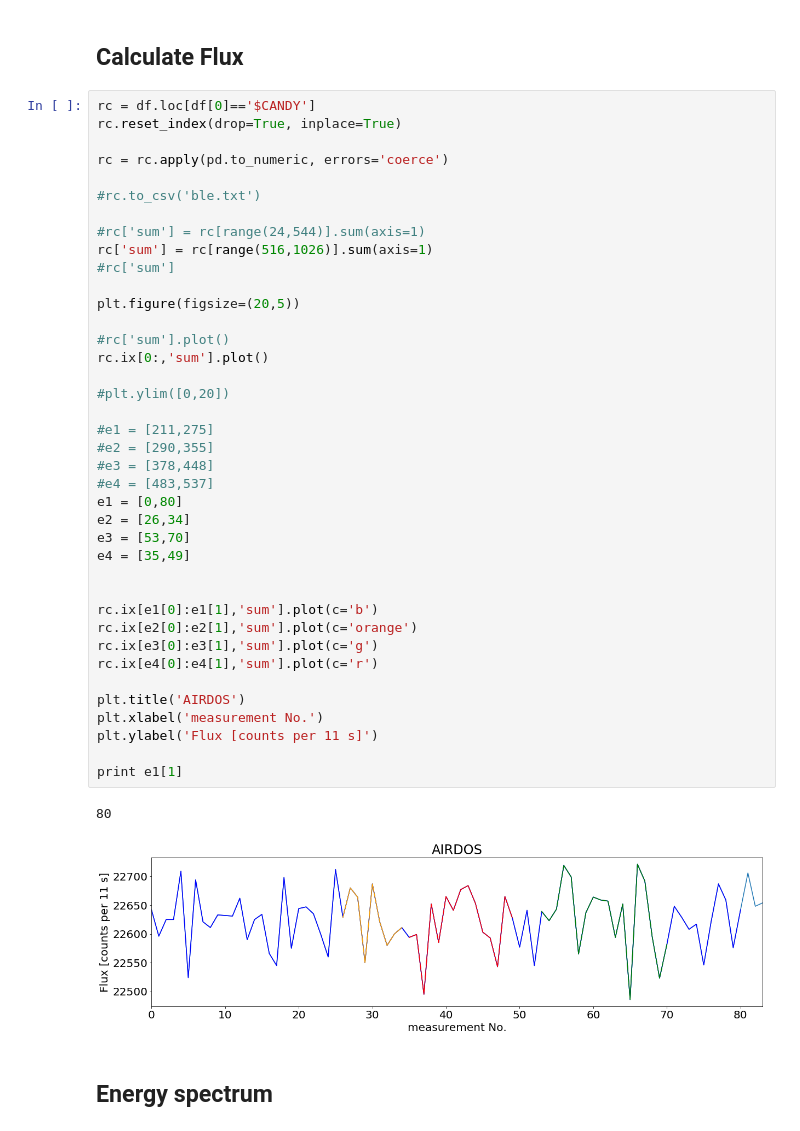
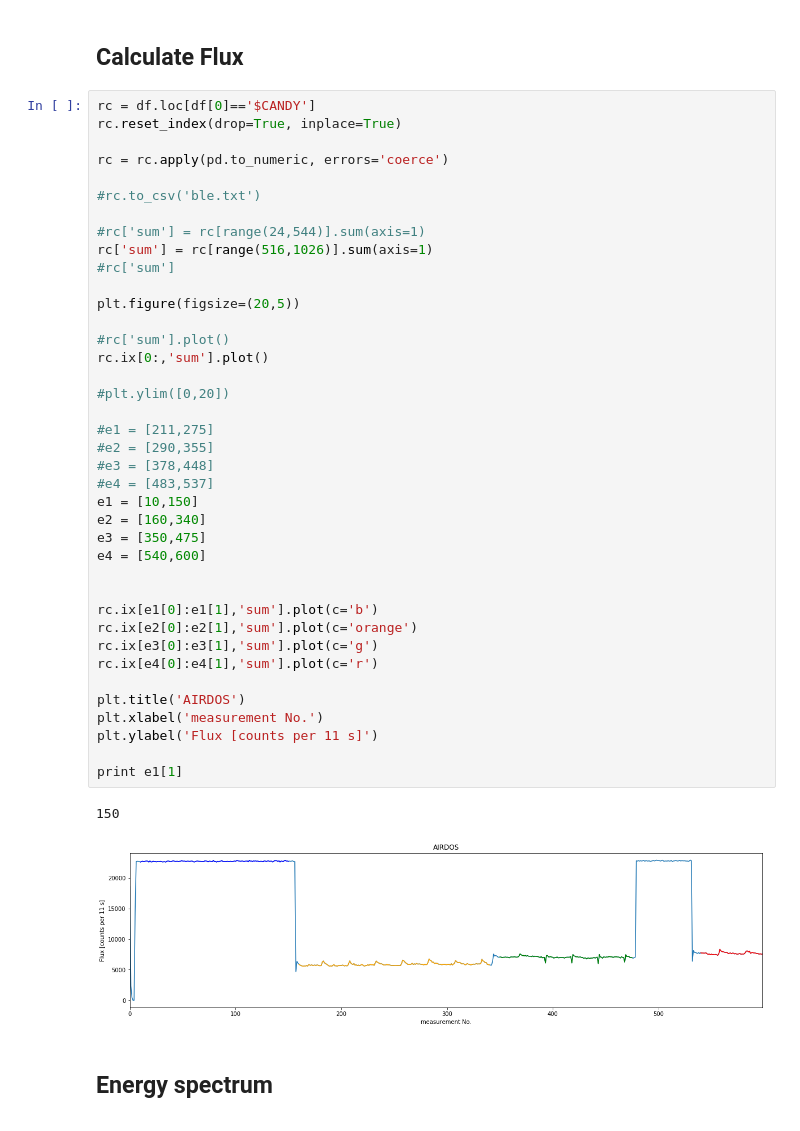
Before and after one commit to ODZ-UJF-AV-CR/AIRDOS-parser, a Jupyter notebook: AIRDOS4_calibration.ipynb, the cells around one changed output. Cells and saved outputs as stored; diff of their text form.

```diff
--- a/AIRDOS4_calibration.ipynb
+++ b/AIRDOS4_calibration.ipynb
@@ -195,39 +198,39 @@ rc = rc.apply(pd.to_numeric, errors='coerce')
 #rc.to_csv('ble.txt')
 
 #rc['sum'] = rc[range(24,544)].sum(axis=1)
 rc['sum'] = rc[range(516,1026)].sum(axis=1)
 #rc['sum']
 
 plt.figure(figsize=(20,5))
 
 #rc['sum'].plot()
 rc.ix[0:,'sum'].plot()
 
 #plt.ylim([0,20])
 
 #e1 = [211,275]
 #e2 = [290,355]
 #e3 = [378,448]
 #e4 = [483,537]
-e1 = [0,80]
-e2 = [26,34]
-e3 = [53,70]
-e4 = [35,49]
+e1 = [10,150]
+e2 = [160,340]
+e3 = [350,475]
+e4 = [540,600]
 
 
 rc.ix[e1[0]:e1[1],'sum'].plot(c='b')
 rc.ix[e2[0]:e2[1],'sum'].plot(c='orange')
 rc.ix[e3[0]:e3[1],'sum'].plot(c='g')
 rc.ix[e4[0]:e4[1],'sum'].plot(c='r')
 
 plt.title('AIRDOS')
 plt.xlabel('measurement No.')
 plt.ylabel('Flux [counts per 11 s]')
 
 print e1[1]
 # %% [output]
-80
+150
-[figure, old version]
+[figure, new version]
 # %% [markdown]
 ## Energy spectrum
 # %%
```
Also changed, not shown: parts of 5 cells of this notebook, 2 other files.
